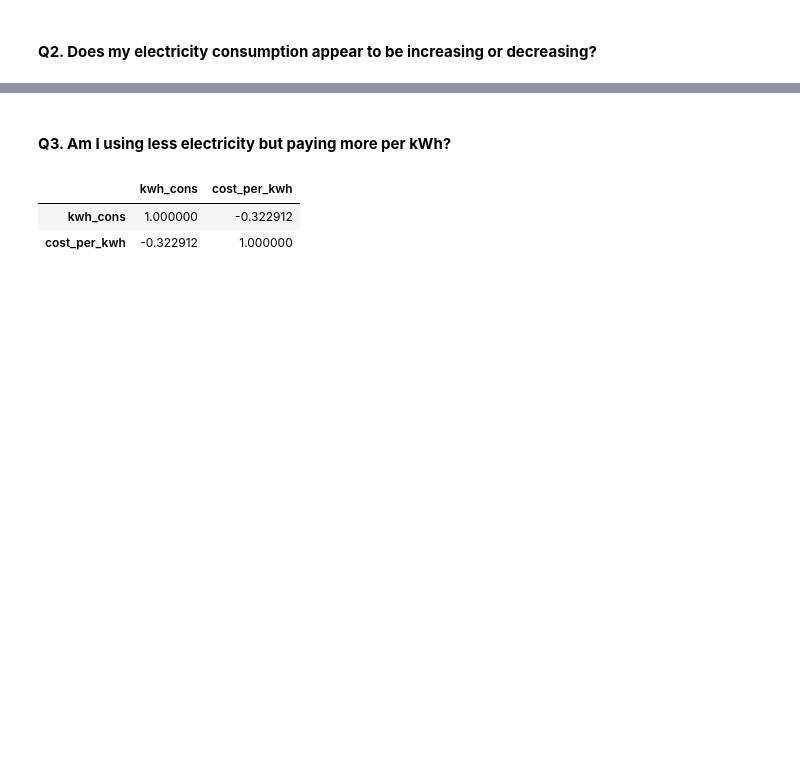
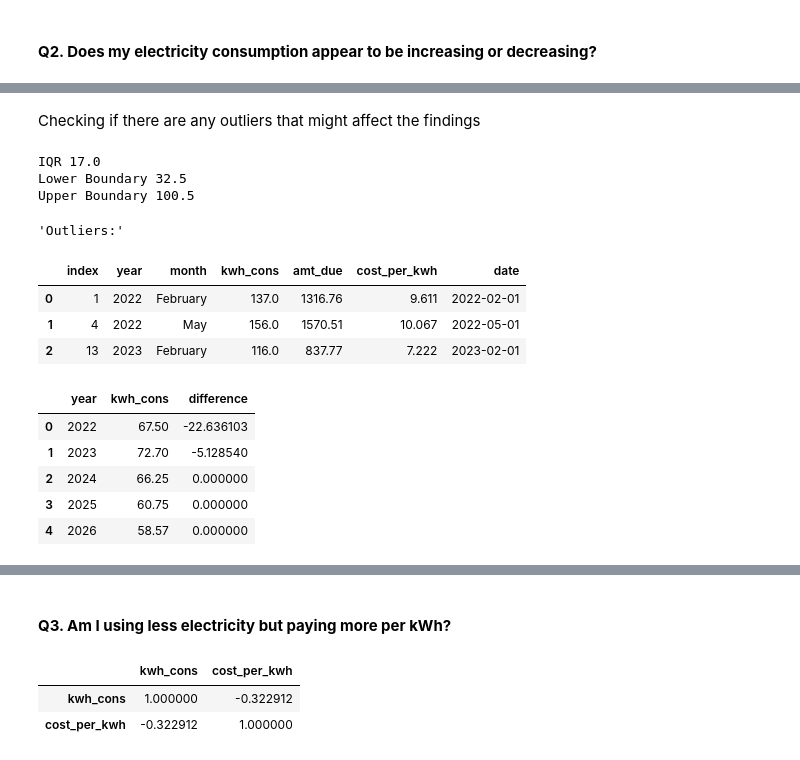
Before and after one commit to adrielmolina/portfolio, a Jupyter notebook: meralco_bills_analysis.ipynb, the cells around one changed output, grey strips where cells are left out. Cells and saved outputs as stored; diff of their text form; code cells hidden in the pictures; blank space fills up the shorter version.

Commit message:
q1 and q2 revised, included outlier check

```diff
--- a/meralco_bills_analysis.ipynb
+++ b/meralco_bills_analysis.ipynb
@@ -18,7 +18,7 @@ from plotly.subplots import make_subplots
 import numpy as np
 
 # Used the 'thousands' argument as the dataset contains commas
-bill = pd.read_csv('csv/meralco_bills.csv', thousands=',')
+bill = pd.read_csv('data/meralco_bills.csv', thousands=',')
 bill = bill.rename(columns={
     'YEAR' : 'year',
     'MONTH' : 'month',
@@ -163,2 +244,75 @@ None
+# %% [markdown]
+Checking if there are any outliers that might affect the findings
+# %%
+# FOR THE OUTLIERS
+
+# FIND THE OUTLIERS
+var2 = 'kwh_cons'
+Q1_ = bill[var2].quantile(0.25)
+Q3_ = bill[var2].quantile(0.75)
+IQR_ = Q3_ - Q1_
+
+lower_boundary2 = Q1_ - 1.5 * IQR_
+upper_boundary2 = Q3_ + 1.5 * IQR_
+
+print('IQR', IQR_)
+print('Lower Boundary', lower_boundary2)
+print('Upper Boundary', upper_boundary2)
+
+no_outliers_bill = bill[
+    (bill[var2] >= lower_boundary2) &
+    (bill[var2] <= upper_boundary2)
+].reset_index()
+
+display('Outliers:', bill[
+    (bill[var2] < lower_boundary2) |
+    (bill[var2] > upper_boundary2)
+].reset_index())
+
+no_outliers_yearly_avg_cons =  no_outliers_bill.groupby('year')['kwh_cons'].mean().reset_index()
+# TRUNCATE THE VALUES FOR LABELS
+no_outliers_yearly_avg_cons['kwh_cons'] = no_outliers_yearly_avg_cons['kwh_cons'].map(lambda x: np.trunc(x * 100) / 100)
+no_outliers_yearly_avg_cons['difference'] = ((no_outliers_yearly_avg_cons['kwh_cons'] - yearly_avg_kwh['kwh_cons']) / yearly_avg_kwh['kwh_cons']) * 100
+
+display(no_outliers_yearly_avg_cons)
+
+# YEARLY CHART
+figure4a = px.line(
+    data_frame = no_outliers_yearly_avg_cons,
+    x = 'year',
+    y = 'kwh_cons',
+    labels= {
+        'year':'Year',
+        'kwh_cons':'kWh Consumption'
+    },
+    markers=False,
+    text='kwh_cons',
+    title = 'Yearly Average kWh Consumption from 2022 to 2026 Without the Outliers',
+    template='seaborn'
+    )
+
+
+# Remove the .5 on X axis
+figure4a.update_xaxes(type = 'category')
+
+# Adjust text position
+figure4a.update_traces(textposition='bottom center')
+
+figure4a.show()
+# %% [output]
+IQR 17.0
+Lower Boundary 32.5
+Upper Boundary 100.5
+'Outliers:'
+|  | index | year | month | kwh_cons | amt_due | cost_per_kwh | date |
+| 0 | 1 | 2022 | February | 137.0 | 1316.76 | 9.611 | 2022-02-01 |
+| 1 | 4 | 2022 | May | 156.0 | 1570.51 | 10.067 | 2022-05-01 |
+| 2 | 13 | 2023 | February | 116.0 | 837.77 | 7.222 | 2023-02-01 |
+|  | year | kwh_cons | difference |
+| 0 | 2022 | 67.50 | -22.636103 |
+| 1 | 2023 | 72.70 | -5.128540 |
+| 2 | 2024 | 66.25 | 0.000000 |
+| 3 | 2025 | 60.75 | 0.000000 |
+| 4 | 2026 | 58.57 | 0.000000 |
 # %% [markdown]
 ##### A2.
```
Also changed, not shown: parts of 9 cells of this notebook.
